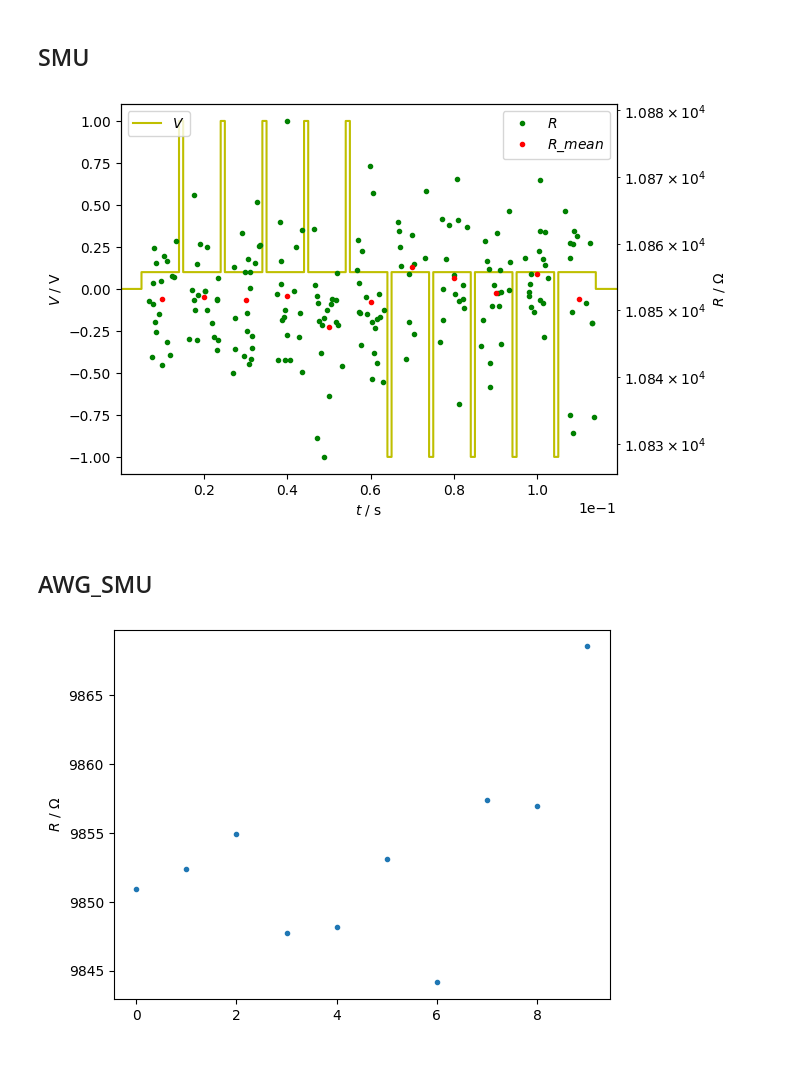
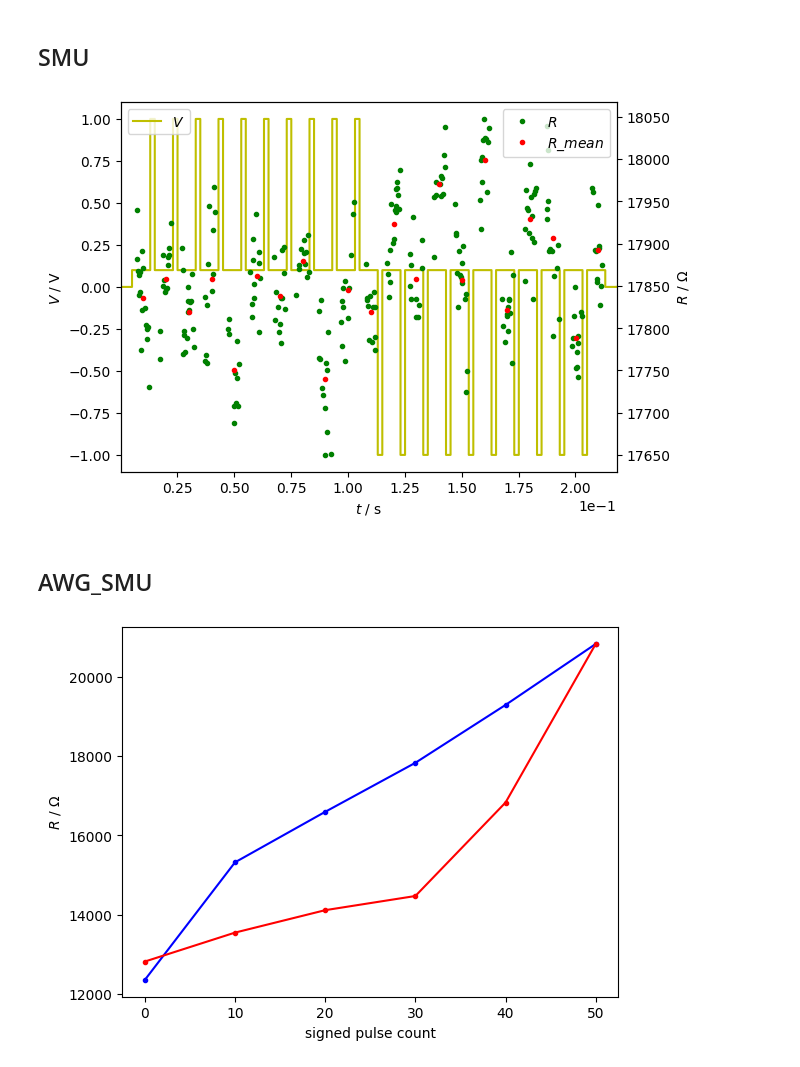
Before and after one commit to raxov99/iis_optolab, a Jupyter notebook: in_lab.ipynb, the cells around one changed output. Drawn from its saved outputs; the diff is of its cells as text; code cells hidden in the pictures.

```diff
--- a/in_lab.ipynb
+++ b/in_lab.ipynb
@@ -37,16 +71,16 @@ with open(f"meas_dict_AWG_{date.today()}.json", "r") as json_file:
 # %%
 wf_dict_SMU = {
     'V' : [1, -1],
-    'n' : [5, 5],
+    'n' : [10, 10],
     'T' : 1e-2,
-    'W' : 1e-3,
+    'W' : 2e-3,
     'read' : True,
-    'read_V' : .1
+    'read_V' : .1,
+    'ch' : 2
 }
-ch_SMU = 2
-get_and_set_wf('SMU', ch_SMU, wf_dict_SMU)
+get_and_set_wf('SMU', wf_dict_SMU)
 # %%
-results_SMU = meas_SMU(111, ch_SMU, wf_dict_SMU, [1, 2])
+results_SMU = meas_SMU(111, wf_dict_SMU, [1, 2])
 # %% [output]
-[figure, old version]
+[figure, new version]
 # %%
@@ -54,4 +88,4 @@ with open(f"meas_dict_SMU_{date.today()}.json", "r") as json_file:
     meas_dict_SMU = json.load(json_file)
-# %% [markdown]
-## AWG_SMU
+# %% [markdown]
+## AWG_SMU
 # %%
@@ -79,5 +114,6 @@ get_and_set_wf('SMU', ch_SMU, wf_dict_SMU, aint=True)
 # %%
-N = 10
-R = meas_AWG_SMU(N, ch_AWG, ch_SMU, wf_dict_SMU, R_s = 1e3)
+n = 5
+N = [n, n]
+results = meas_AWG_SMU(wf_dict_AWG_list, N, 113, 111, 0.5, R_s = 1e3)
 # %% [output]
-[figure, old version]
+[figure, new version]
```
Also changed, not shown: parts of 9 cells of this notebook, 2 other files.
